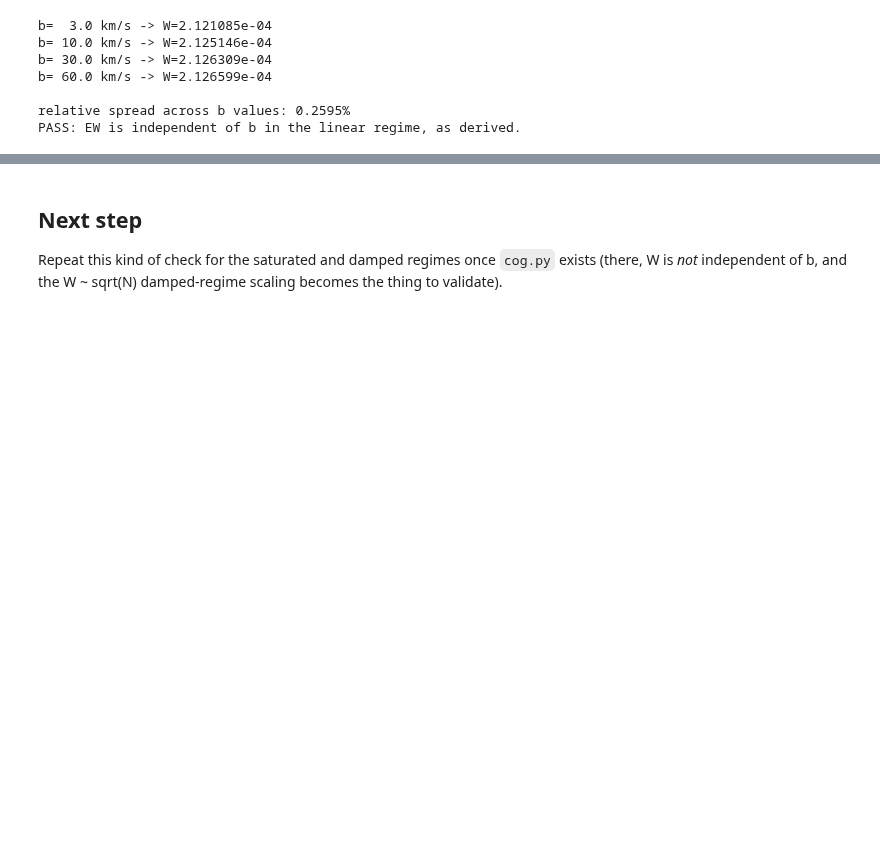
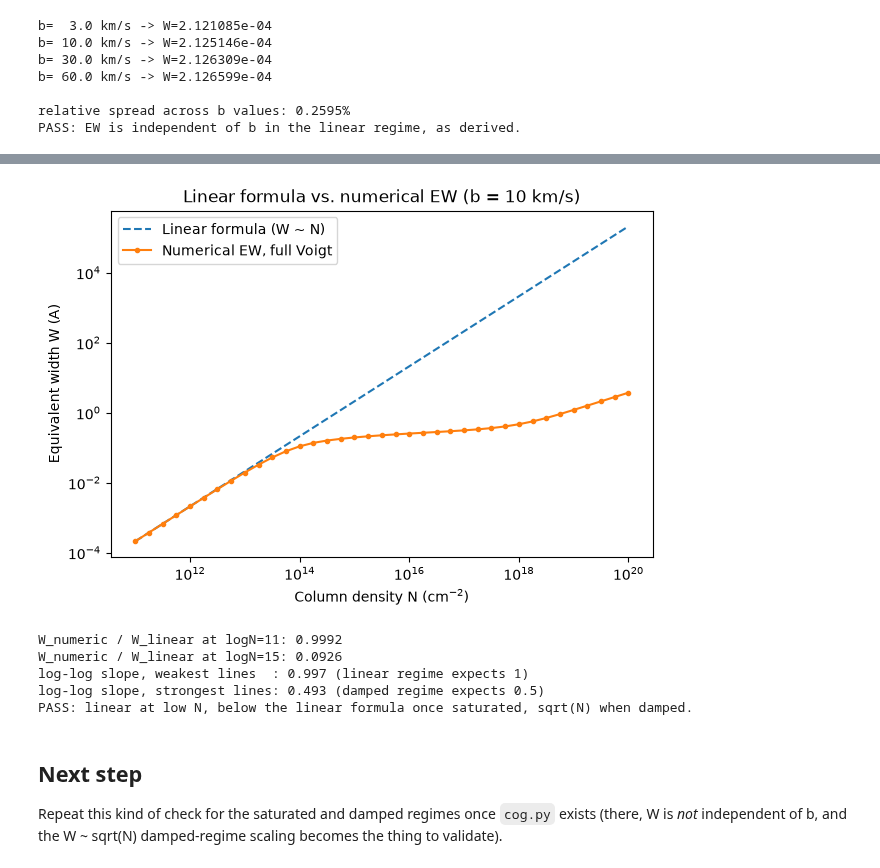
Before and after one commit to FeatAstro/RAD-2026, a Jupyter notebook: notebooks/02_equivalent_width.ipynb, the cells around one changed output, grey strips where cells are left out. Saved outputs shown, nothing was run; the diff lists cells and outputs as text; code cells hidden in the pictures; blank space fills up the shorter version.

```diff
--- a/notebooks/02_equivalent_width.ipynb
+++ b/notebooks/02_equivalent_width.ipynb
@@ -84,3 +93,43 @@ PASS: EW is independent of b in the linear regime, as derived.
+# %%
+import matplotlib.pyplot as plt
+from spectral_diag.profiles import optical_depth
+
+logNs = np.arange(11.0, 20.01, 0.25)
+W_numeric = []
+for logN_i in logNs:
+    tau_i = optical_depth(wave, line, logN=logN_i, b=b, z=0.0)
+    W_i, _ = measure_ew(wave, np.exp(-tau_i), continuum)
+    W_numeric.append(W_i)
+W_numeric = np.array(W_numeric)
+W_linear = TAU0_CONST * np.sqrt(np.pi) * 10**logNs * line.f * line.wave_rest**2 / C_KMS
+
+plt.figure(figsize=(7, 4.5))
+plt.loglog(10**logNs, W_linear, "--", label="Linear formula (W ~ N)")
+plt.loglog(10**logNs, W_numeric, "o-", ms=3, label="Numerical EW, full Voigt")
+plt.xlabel("Column density N (cm$^{-2}$)")
+plt.ylabel("Equivalent width W (A)")
+plt.title(f"Linear formula vs. numerical EW (b = {b:.0f} km/s)")
+plt.legend()
+plt.show()
+
+ratio = W_numeric / W_linear
+slope_low = np.polyfit(logNs[:5], np.log10(W_numeric[:5]), 1)[0]
+slope_high = np.polyfit(logNs[-5:], np.log10(W_numeric[-5:]), 1)[0]
+print(f"W_numeric / W_linear at logN={logNs[0]:.0f}: {ratio[0]:.4f}")
+print(f"W_numeric / W_linear at logN=15: {ratio[np.argmin(abs(logNs - 15))]:.4f}")
+print(f"log-log slope, weakest lines  : {slope_low:.3f} (linear regime expects 1)")
+print(f"log-log slope, strongest lines: {slope_high:.3f} (damped regime expects 0.5)")
+assert abs(ratio[0] - 1) < 0.01
+assert abs(slope_low - 1) < 0.02
+assert abs(slope_high - 0.5) < 0.05
+print("PASS: linear at low N, below the linear formula once saturated, sqrt(N) when damped.")
+# %% [output]
+[figure, added]
+W_numeric / W_linear at logN=11: 0.9992
+W_numeric / W_linear at logN=15: 0.0926
+log-log slope, weakest lines  : 0.997 (linear regime expects 1)
+log-log slope, strongest lines: 0.493 (damped regime expects 0.5)
+PASS: linear at low N, below the linear formula once saturated, sqrt(N) when damped.
 # %% [markdown]
 ## Next step
 
```
Also changed, not shown: parts of 1 cell of this notebook, 2 other files.
